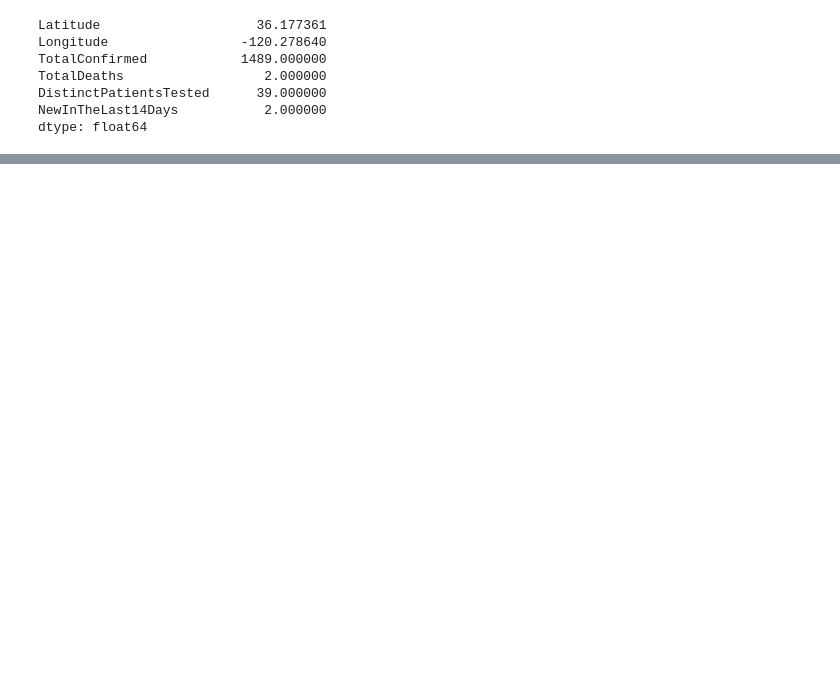
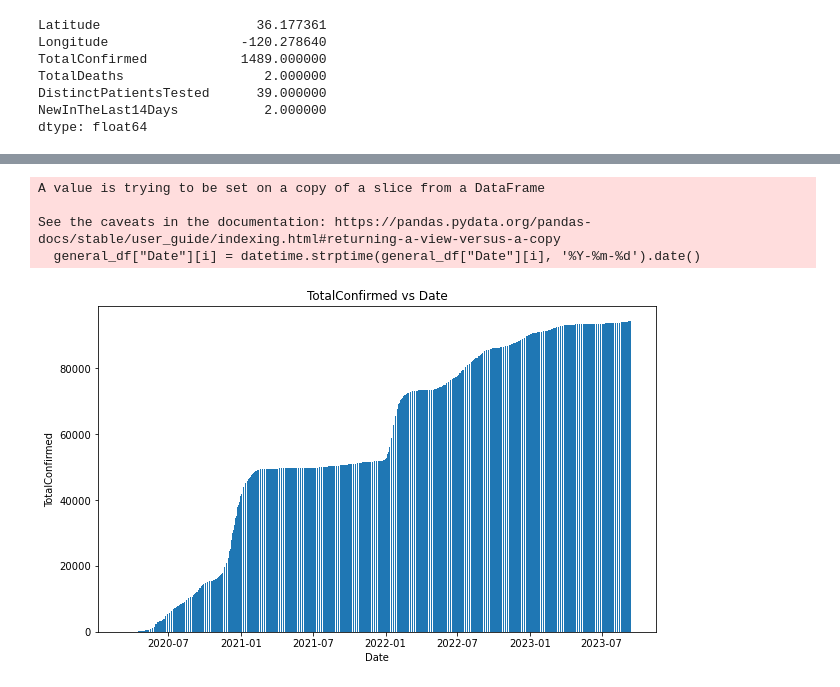
Before and after one commit to nogibjj/Individual-Project-1, a Jupyter notebook: Individual Project 1.ipynb, the cells around one changed output, grey strips where cells are left out. Drawn from its saved outputs; the diff is of its cells as text; code cells hidden in the pictures; blank space fills up the shorter version.

```diff
--- a/Individual Project 1.ipynb
+++ b/Individual Project 1.ipynb
@@ -26,0 +39,23 @@ dtype: float64
+# %%
+import matplotlib.pyplot as plt
+from datetime import datetime
+pd.set_option("display.max_columns", None)
+general_df = pd.read_csv(example_csv)
+plt.figure(figsize=(10, 6))
+for i in range(44870):
+  general_df["Date"][i] = datetime.strptime(general_df["Date"][i], '%Y-%m-%d').date()
+#print(type(general_df["Date"][0]))
+df = general_df.groupby("Date").sum()
+#print(df)
+df2 =df.reset_index()
+plt.bar(df2["Date"], df2["TotalConfirmed"])
+plt.title("TotalConfirmed vs Date")
+plt.xlabel("Date")
+plt.ylabel("TotalConfirmed")
+plt.show()
+# %% [output]
+A value is trying to be set on a copy of a slice from a DataFrame
+
+See the caveats in the documentation: https://pandas.pydata.org/pandas-docs/stable/user_guide/indexing.html#returning-a-view-versus-a-copy
+  general_df["Date"][i] = datetime.strptime(general_df["Date"][i], '%Y-%m-%d').date()
+[figure, added]
```
Also changed, not shown: parts of 3 cells of this notebook, 2 other files.
